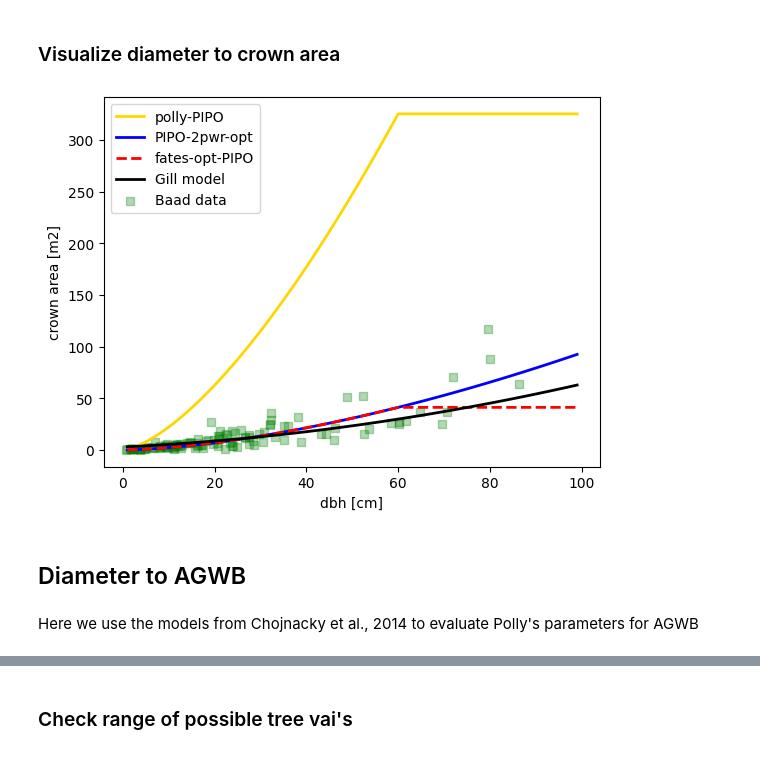
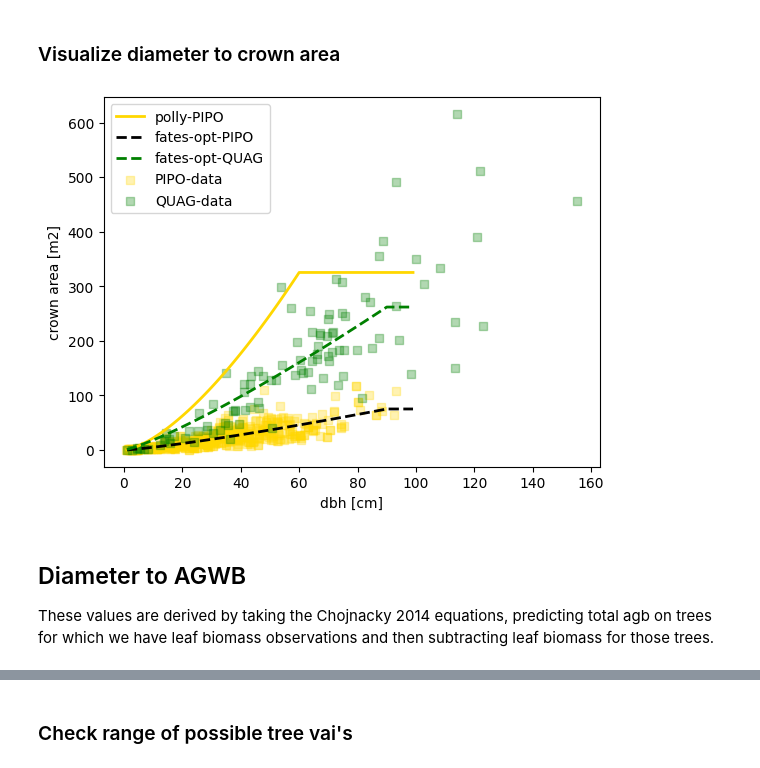
Before and after one commit to adamhb/california-fates, a Jupyter notebook: parameter_ranges/analyze_conifer_and_oak_allometry.ipynb, the cells around one changed output, grey strips where cells are left out. Cells and saved outputs as stored; diff of their text form; code cells hidden in the pictures.

```diff
--- a/parameter_ranges/analyze_conifer_and_oak_allometry.ipynb
+++ b/parameter_ranges/analyze_conifer_and_oak_allometry.ipynb
@@ -501,0 +595,4 @@ def get_range_data(df,subset_name):
+# %%
+# Pick up here with subtracting leaf biomass to get above-ground woody biomass
+tree_allom_df['agwb_kgC'] = tree_allom_df['agb_kgC'] - tree_allom_df['leaf_biomass_kgC']
+tree_allom_df.info()
@@ -543 +707,4 @@ memory usage: 6.2 KB
+# %%
+dbh_maxheight_conifer = 90
+dbh_maxheight_oak = 65
 # %%
@@ -685,0 +1122,12 @@ plt.show()
+# %%
+print(tree_allom_df.loc[pd.notnull(tree_allom_df['crown_area_m2'])]['species'].value_counts())
+
+
+#tree_allom_df.loc[(pd.notnull(tree_allom_df['crown_area_m2'])) & (tree_allom_df['species'] == "Calocedrus decurrens")]
+
+McPherson_QUAG_crown_area_data = tree_allom_df.loc[tree_allom_df['species'] == "Quercus agrifolia"]
+crown_area_df = tree_allom_df.loc[tree_allom_df['source'] != "McPherson_2016"]
+crown_area_df = pd.concat([crown_area_df,McPherson_QUAG_crown_area_data])
+
+
+crown_area_df.info()
@@ -756,43 +1299,59 @@ def Gill_2000(ds,b0,b1):
 # %%
 #Polly's params
 ca,cd = d_to_crown_area_fates(ds=diams,
                                          d2bl_p2=pollys_params[0]['fates_allom_d2bl2'],
                                          d2bl_ediff=pollys_params[0]["fates_allom_blca_expnt_diff"],
                                          d2ca_max=pollys_params[0]["fates_allom_d2ca_coefficient_max"],
                                          d2ca_min=pollys_params[0]["fates_allom_d2ca_coefficient_min"],
                                          spread=0.5,dbh_maxh=60)
 plt.plot(diams, ca, label = "polly-PIPO",color = pft_colors[0], lw = 2)
 
-#Optimized 2 param pwr function
-# Simple crown area model with fitted base and exponent
-crown_area_model = carea_2pwr(diams, d2ca_base[2], d2ca_expo[2])
-plt.plot(diams, crown_area_model,label = "PIPO-2pwr-opt",color = "blue", lw = 2)
+# Optimized fates params PIPO
+ca,cd = d_to_crown_area_fates(ds=diams,
+                              d2bl_p2=get_allom_param_value('PIPO','d2blmax_2pwr','fates_allom_d2bl2')[2],
+                              d2bl_ediff=get_allom_param_value('PIPO','carea_2pwr','fates_allom_blca_expnt_diff')[2],
+                              d2ca_max=get_allom_param_value('PIPO','carea_2pwr','fates_allom_d2ca_coefficient_max')[2],
+                              d2ca_min=get_allom_param_value('PIPO','carea_2pwr','fates_allom_d2ca_coefficient_min')[2],
+                              spread=0.5, dbh_maxh=dbh_maxheight_conifer)
+plt.plot(diams, ca, label = "fates-opt-PIPO",color = "black", lw = 2, linestyle = "--")
 
-# Optimized fates params
+# Optimized fates params ABCO
 ca,cd = d_to_crown_area_fates(ds=diams,
-                              d2bl_p2=fates_allom_d2bl2[2],
-                              d2bl_ediff=fates_allom_blca_expnt_diff[2],
-                              d2ca_max=fates_allom_d2ca_coefficient_max[2],
-                              d2ca_min=fates_allom_d2ca_coefficient_min[2],
-                              spread=0.5, dbh_maxh=60)
-plt.plot(diams, ca, label = "fates-opt-PIPO",color = "red", lw = 2, linestyle = "--")
+                              d2bl_p2=get_allom_param_value('ABCO','d2blmax_2pwr','fates_allom_d2bl2')[2],
+                              d2bl_ediff=get_allom_param_value('ABCO','carea_2pwr','fates_allom_blca_expnt_diff')[2],
+                              d2ca_max=get_allom_param_value('PIPO','carea_2pwr','fates_allom_d2ca_coefficient_max')[2],
+                              d2ca_min=get_allom_param_value('PIPO','carea_2pwr','fates_allom_d2ca_coefficient_min')[2],
+                              spread=0.5, dbh_maxh=dbh_maxheight_conifer)
+#plt.plot(diams, ca, label = "fates-opt-ABCO",color = "green", lw = 2, linestyle = "--")
 
-#Gill et al., 2000
-r,ca_gill = Gill_2000(diams,b0=0.9488,b1=0.0356)
-plt.plot(diams, ca_gill, label = "Gill model",color = "black", lw = 2)
+
+# Optimized fates params QUAG
+ca,cd = d_to_crown_area_fates(ds=diams,
+                              d2bl_p2=get_allom_param_value('QUAG','d2blmax_2pwr','fates_allom_d2bl2')[2],
+                              d2bl_ediff=get_allom_param_value('QUAG','carea_2pwr','fates_allom_blca_expnt_diff')[2],
+                              d2ca_max=get_allom_param_value('QUAG','carea_2pwr','fates_allom_d2ca_coefficient_max')[2],
+                              d2ca_min=get_allom_param_value('QUAG','carea_2pwr','fates_allom_d2ca_coefficient_min')[2],
+                              spread=0.5, dbh_maxh=dbh_maxheight_conifer)
+plt.plot(diams, ca, label = "fates-opt-QUAG",color = "green", lw = 2, linestyle = "--")
 
 
 #Baad data
-plt.scatter(baad_pipo_ca['dbh_cm'], baad_pipo_ca['crown_area_m2'], label = "Baad data",
+plt.scatter(pipo_ca['dbh_cm'], pipo_ca['crown_area_m2'], label = "PIPO-data",
+            color = pft_colors[0], marker = "s", alpha=0.3)
+
+#Baad data
+plt.scatter(quag_ca['dbh_cm'], quag_ca['crown_area_m2'], label = "QUAG-data",
             color = "green", marker = "s", alpha=0.3)
 
 plt.xlabel('dbh [cm]')
 plt.ylabel('crown area [m2]')
 plt.legend()
+#plt.xlim(0,60)
+#plt.ylim(0,100)
 plt.show()
 # %% [output]
-[figure, old version]
+[figure, new version]
 # %% [markdown]
 ## Diameter to AGWB
+
+These values are derived by taking the Chojnacky 2014 equations, predicting total agb on trees for which we have leaf biomass observations and then subtracting leaf biomass for those trees.
-# %% [markdown]
-Here we use the models from Chojnacky et al., 2014 to evaluate Polly's parameters for AGWB
```
Also changed, not shown: parts of 96 cells of this notebook, 8 other files.
